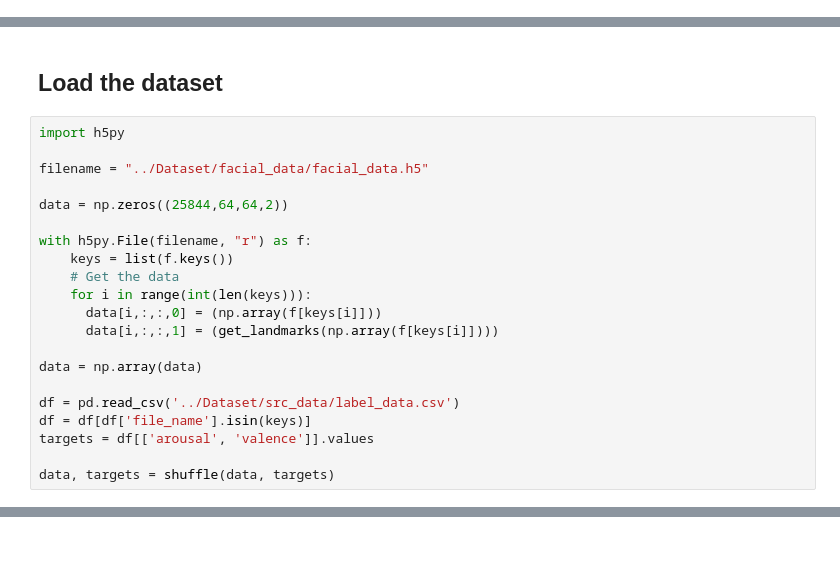
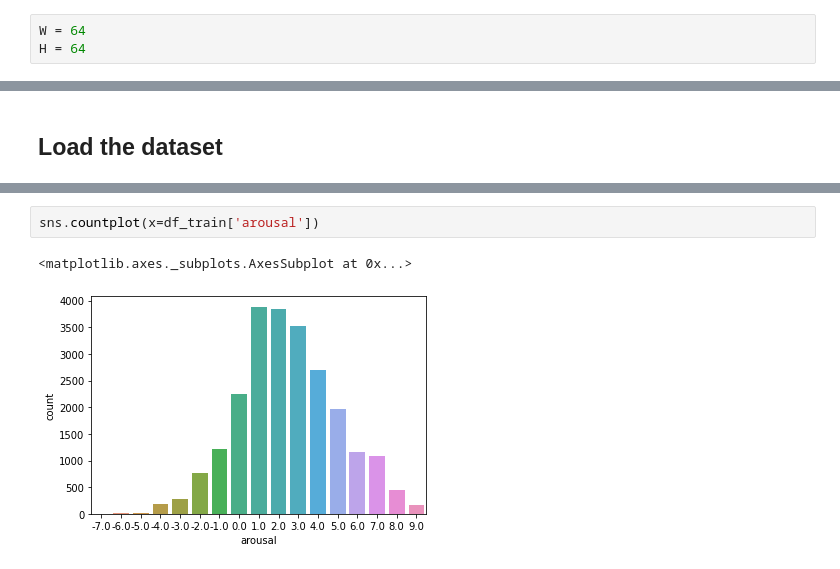
Before and after one commit to Khoality-dev/The-Expression, a Jupyter notebook: Model/model.ipynb, the cells around one changed output, grey strips where cells are left out. Cells and saved outputs as stored; diff of their text form.

```diff
--- a/Model/model.ipynb
+++ b/Model/model.ipynb
@@ -34,3 +68,6 @@ from tensorflow.keras.models import load_model
+# %%
+W = 64
+H = 64
 # %% [markdown]
 # Preprocessing:
 # %% [markdown]
@@ -50,23 +97,2 @@ def get_landmarks(face):
 # %% [markdown]
 ## Load the dataset
-# %%
-import h5py
-
-filename = "../Dataset/facial_data/facial_data.h5"
-
-data = np.zeros((25844,64,64,2))
-
-with h5py.File(filename, "r") as f:
-    keys = list(f.keys())
-    # Get the data
-    for i in range(int(len(keys))):
-      data[i,:,:,0] = (np.array(f[keys[i]]))
-      data[i,:,:,1] = (get_landmarks(np.array(f[keys[i]])))
-
-data = np.array(data)
-
-df = pd.read_csv('../Dataset/src_data/label_data.csv')
-df = df[df['file_name'].isin(keys)]
-targets = df[['arousal', 'valence']].values
-
-data, targets = shuffle(data, targets)
@@ -72,0 +166,5 @@ data, targets = shuffle(data, targets)
+# %%
+sns.countplot(x=df_train['arousal'])
+# %% [output]
+<matplotlib.axes._subplots.AxesSubplot at 0x...>
+[figure, added]
```
Also changed, not shown: parts of 81 cells of this notebook.
